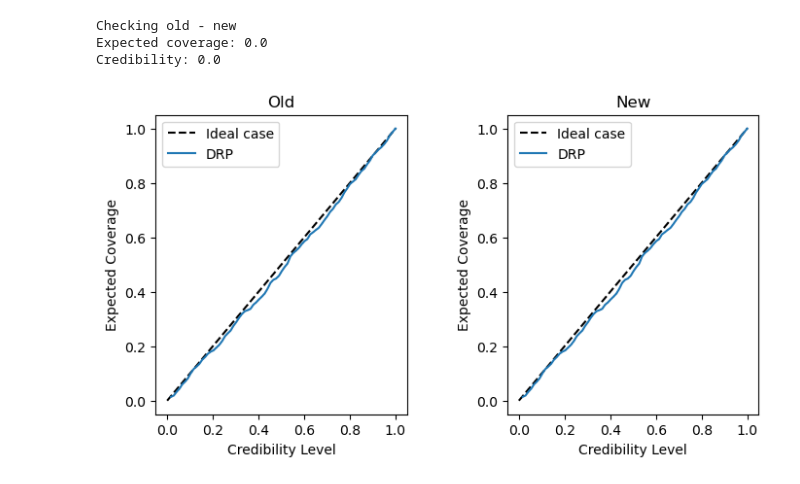
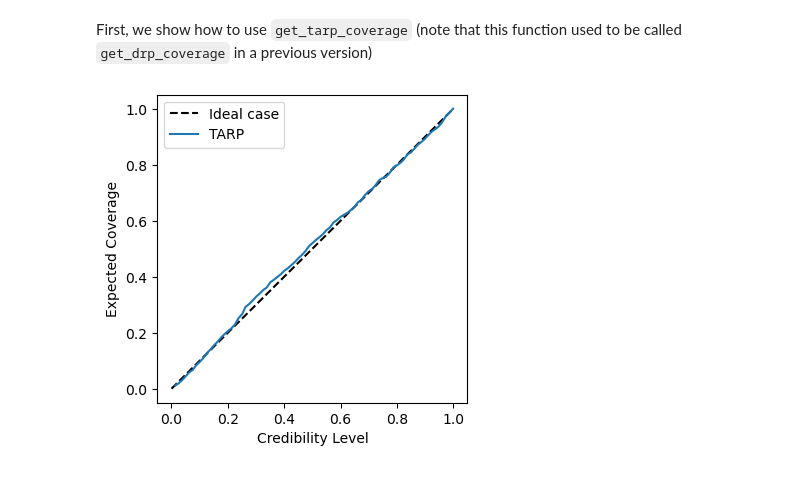
Before and after one commit to Ciela-Institute/tarp, a Jupyter notebook: notebooks/test.ipynb, the cells around one changed output. Drawn from its saved outputs; the diff is of its cells as text; code cells hidden in the pictures.

```diff
--- a/notebooks/test.ipynb
+++ b/notebooks/test.ipynb
@@ -14,3 +5,5 @@ Just to make sure there's no mistake, let's compare the old function and the new
+# %% [markdown]
+First, we show how to use `get_tarp_coverage` (note that this function used to be called `get_drp_coverage` in a previous version)
 # %%
 def generate_psd_matrix(n):
     # generate random array of appropriate size
@@ -25,56 +18,39 @@ def generate_psd_matrix(n):
 
     # check if matrix is positive semidefinite
     eigenvals = np.linalg.eigvalsh(mat)
     if np.all(eigenvals >= 0):
         return mat
     else:
         # if not, add identity matrix to make it PSD
         mat = mat + np.eye(n) * abs(eigenvals.min()) * 2
         return mat
 
 
 def generate_correlated_samples(num_samples, num_sims, num_dims):
     """ Generate samples and true parameter values """
     theta = np.random.uniform(low=-5, high=5, size=(num_sims, num_dims))
     cov = [generate_psd_matrix(num_dims) for _ in range(num_sims)]
     cov = np.concatenate(cov).reshape(num_sims, num_dims, num_dims)
     samples = [np.random.multivariate_normal(mean=theta[i], cov=cov[i], size=num_samples) for i in range(num_sims)]
     samples = np.stack(samples)
     samples = samples.transpose(1, 0, 2)
     theta = [np.random.multivariate_normal(mean=theta[i], cov=cov[i], size=1) for i in range(num_sims)]
     theta = np.stack(theta)[:,0]
     return samples, theta
 
+
 """ Main function """
 samples, theta = generate_correlated_samples(num_samples=1000, num_sims=800, num_dims=10) # You can decrease the number of simulations for faster computation
-old_ecp, old_alpha = old_get_drp_coverage(samples, theta, references='random', metric='euclidean', seed = 5)
-ecp, alpha = get_drp_coverage(samples, theta, references='random', metric='euclidean', norm = True, seed = 5)
+ecp, alpha = get_tarp_coverage(samples, theta, references='random', metric='euclidean', norm = True, seed = 5)
 
-fig, axs = plt.subplots(1, 2, figsize=(8, 4))
+fig, ax = plt.subplots(1, 1, figsize=(4, 4))
 
-def plot_coverage(ecp, alpha, ax_idx, title = ""):
-    """
-    Just a small utility function to plot the coverage
-    """
-    axs[ax_idx].plot([0, 1], [0, 1], ls='--', color='k', label = "Ideal case")
-    axs[ax_idx].plot(alpha, ecp, label='DRP')
-    axs[ax_idx].legend()
-    axs[ax_idx].set_ylabel("Expected Coverage")
-    axs[ax_idx].set_xlabel("Credibility Level")
-    if title:
-        axs[ax_idx].set_title(title)
+ax.plot([0, 1], [0, 1], ls='--', color='k', label = "Ideal case")
+ax.plot(alpha, ecp, label='TARP')
+ax.legend()
+ax.set_ylabel("Expected Coverage")
+ax.set_xlabel("Credibility Level")
 
-
-
-plot_coverage(old_ecp, old_alpha, 0, title = "Old")
-plot_coverage(ecp, alpha, 1, title = "New")
 plt.subplots_adjust(wspace=0.4)
-
-print("Checking old - new")
-print(f"Expected coverage: {np.abs((old_ecp - ecp)).max()}")
-print(f"Credibility: {np.abs((old_alpha - alpha)).max()}")
 # %% [output]
-Checking old - new
-Expected coverage: 0.0
-Credibility: 0.0
-[figure, old version]
+[figure, new version]
```
Also changed, not shown: parts of 6 cells of this notebook, 1 other file.
